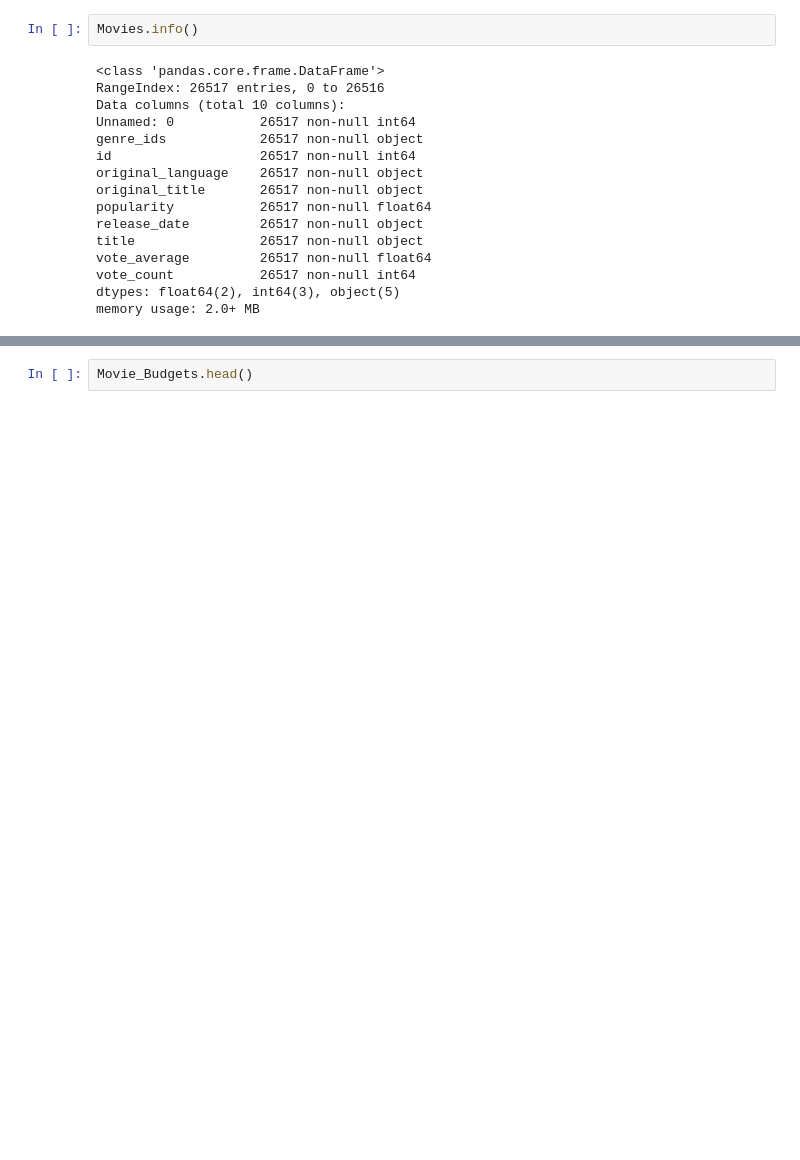
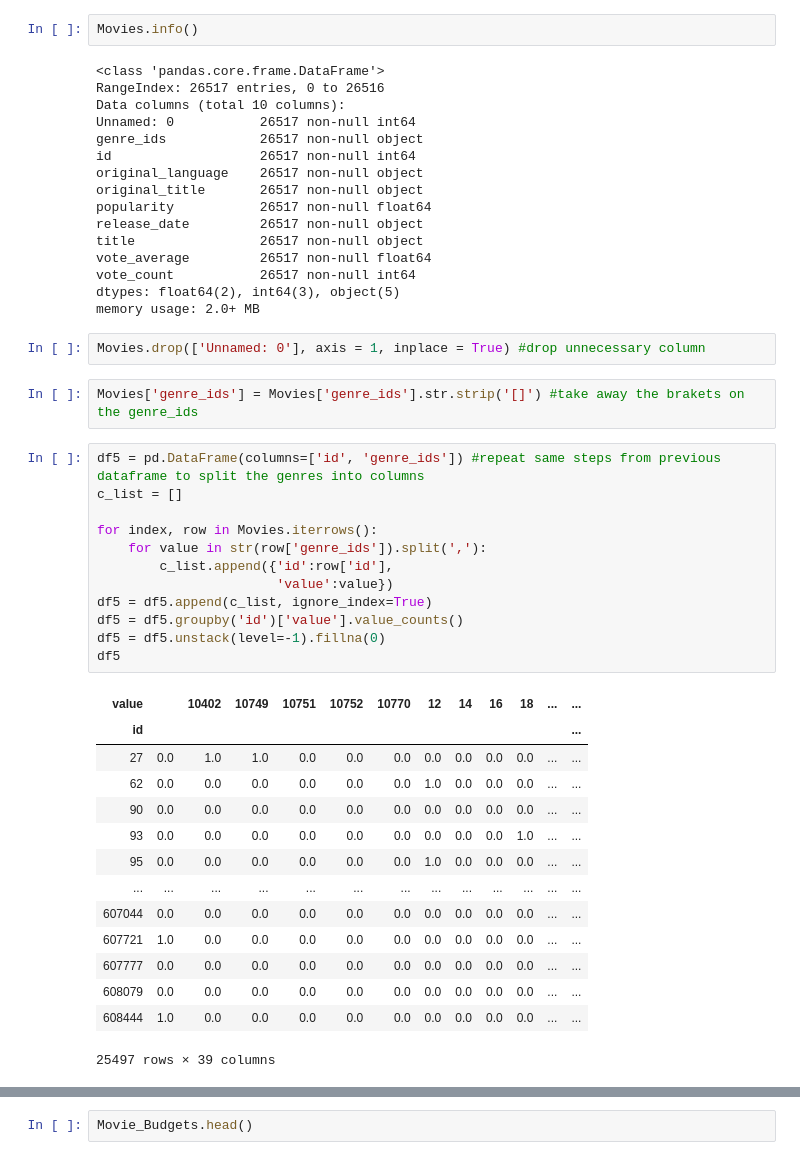
Before and after one commit to newhousem/movie-project, a Jupyter notebook: Data Upload and Cleaning.ipynb, the cells around one changed output, grey strips where cells are left out. Cells and saved outputs as stored; diff of their text form; blank space fills up the shorter version.

Commit message:
more data cleaning with comments

```diff
--- a/Data Upload and Cleaning.ipynb
+++ b/Data Upload and Cleaning.ipynb
@@ -277,3 +357,34 @@ vote_average         26517 non-null float64
 vote_count           26517 non-null int64
 dtypes: float64(2), int64(3), object(5)
 memory usage: 2.0+ MB
+# %%
+Movies.drop(['Unnamed: 0'], axis = 1, inplace = True) #drop unnecessary column
+# %%
+Movies['genre_ids'] = Movies['genre_ids'].str.strip('[]') #take away the brakets on the genre_ids
+# %%
+df5 = pd.DataFrame(columns=['id', 'genre_ids']) #repeat same steps from previous dataframe to split the genres into columns
+c_list = []
+
+for index, row in Movies.iterrows():
+    for value in str(row['genre_ids']).split(','):
+        c_list.append({'id':row['id'],
+                       'value':value})
+df5 = df5.append(c_list, ignore_index=True)
+df5 = df5.groupby('id')['value'].value_counts()
+df5 = df5.unstack(level=-1).fillna(0)
+df5
+# %% [output]
+| value |  | 10402 | 10749 | 10751 | 10752 | 10770 | 12 | 14 | 16 | 18 | ... | ... |
+| id |  |  |  |  |  |  |  |  |  |  |  | ... |
+| 27 | 0.0 | 1.0 | 1.0 | 0.0 | 0.0 | 0.0 | 0.0 | 0.0 | 0.0 | 0.0 | ... | ... |
+| 62 | 0.0 | 0.0 | 0.0 | 0.0 | 0.0 | 0.0 | 1.0 | 0.0 | 0.0 | 0.0 | ... | ... |
+| 90 | 0.0 | 0.0 | 0.0 | 0.0 | 0.0 | 0.0 | 0.0 | 0.0 | 0.0 | 0.0 | ... | ... |
+| 93 | 0.0 | 0.0 | 0.0 | 0.0 | 0.0 | 0.0 | 0.0 | 0.0 | 0.0 | 1.0 | ... | ... |
+| 95 | 0.0 | 0.0 | 0.0 | 0.0 | 0.0 | 0.0 | 1.0 | 0.0 | 0.0 | 0.0 | ... | ... |
+| ... | ... | ... | ... | ... | ... | ... | ... | ... | ... | ... | ... | ... |
+| 607044 | 0.0 | 0.0 | 0.0 | 0.0 | 0.0 | 0.0 | 0.0 | 0.0 | 0.0 | 0.0 | ... | ... |
+| 607721 | 1.0 | 0.0 | 0.0 | 0.0 | 0.0 | 0.0 | 0.0 | 0.0 | 0.0 | 0.0 | ... | ... |
+| 607777 | 0.0 | 0.0 | 0.0 | 0.0 | 0.0 | 0.0 | 0.0 | 0.0 | 0.0 | 0.0 | ... | ... |
+| 608079 | 0.0 | 0.0 | 0.0 | 0.0 | 0.0 | 0.0 | 0.0 | 0.0 | 0.0 | 0.0 | ... | ... |
+| 608444 | 1.0 | 0.0 | 0.0 | 0.0 | 0.0 | 0.0 | 0.0 | 0.0 | 0.0 | 0.0 | ... | ... |
+25497 rows × 39 columns
```
Also changed, not shown: parts of 35 cells of this notebook.
